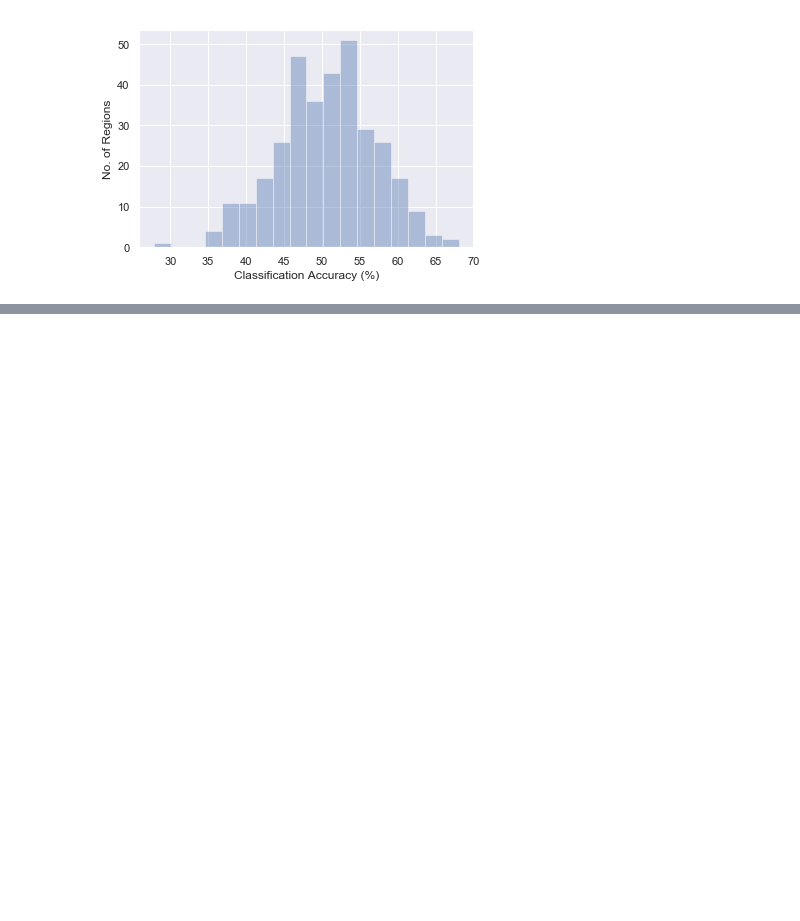
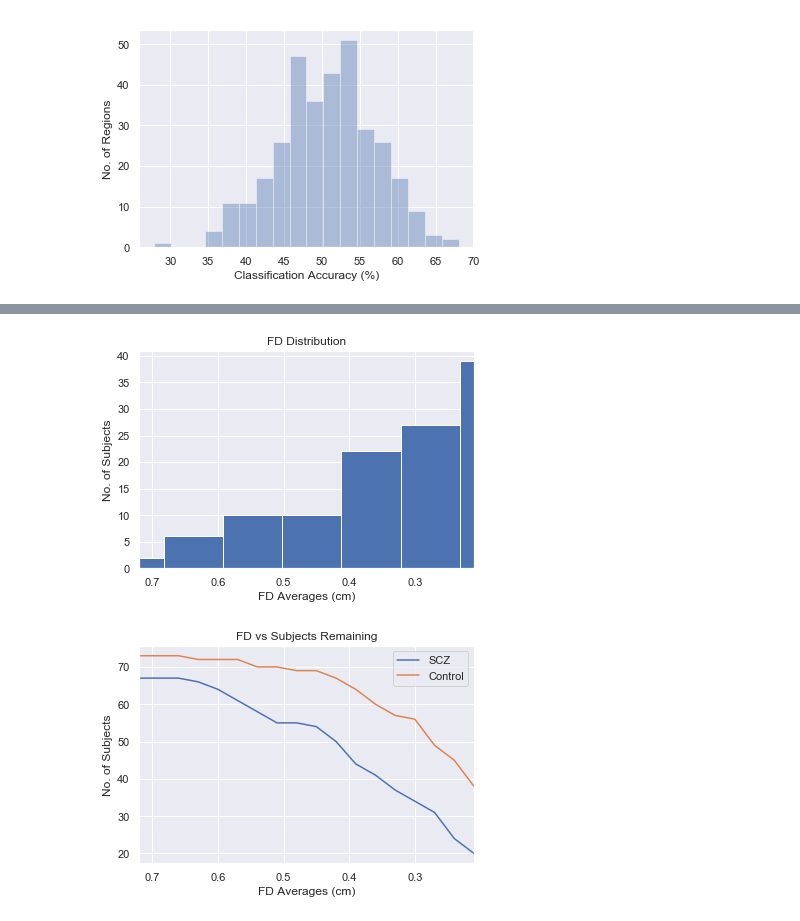
Before and after one commit to DynamicsAndNeuralSystems/fMRI_FeaturesDisorders, a Jupyter notebook: packagedCode.ipynb, the cells around one changed output, grey strips where cells are left out. Saved outputs shown, nothing was run; the diff lists cells and outputs as text; code cells hidden in the pictures; blank space fills up the shorter version.

```diff
--- a/packagedCode.ipynb
+++ b/packagedCode.ipynb
@@ -150,0 +196,8 @@ FC_LocalSimple_mean3_stderr
+# %%
+# Navigate to the 'fdAvgs_DATASET.txt' file
+filePathB = '/Users/AV/Dropbox/COBRE/movementData/fdAvgs_COBRE.txt'
+
+af.showMeFDAcrossSubs(filePathA,filePathB)
+# %% [output]
+[figure, added]
+[figure, added]
```
Also changed, not shown: parts of 6 cells of this notebook, 8 other files.
